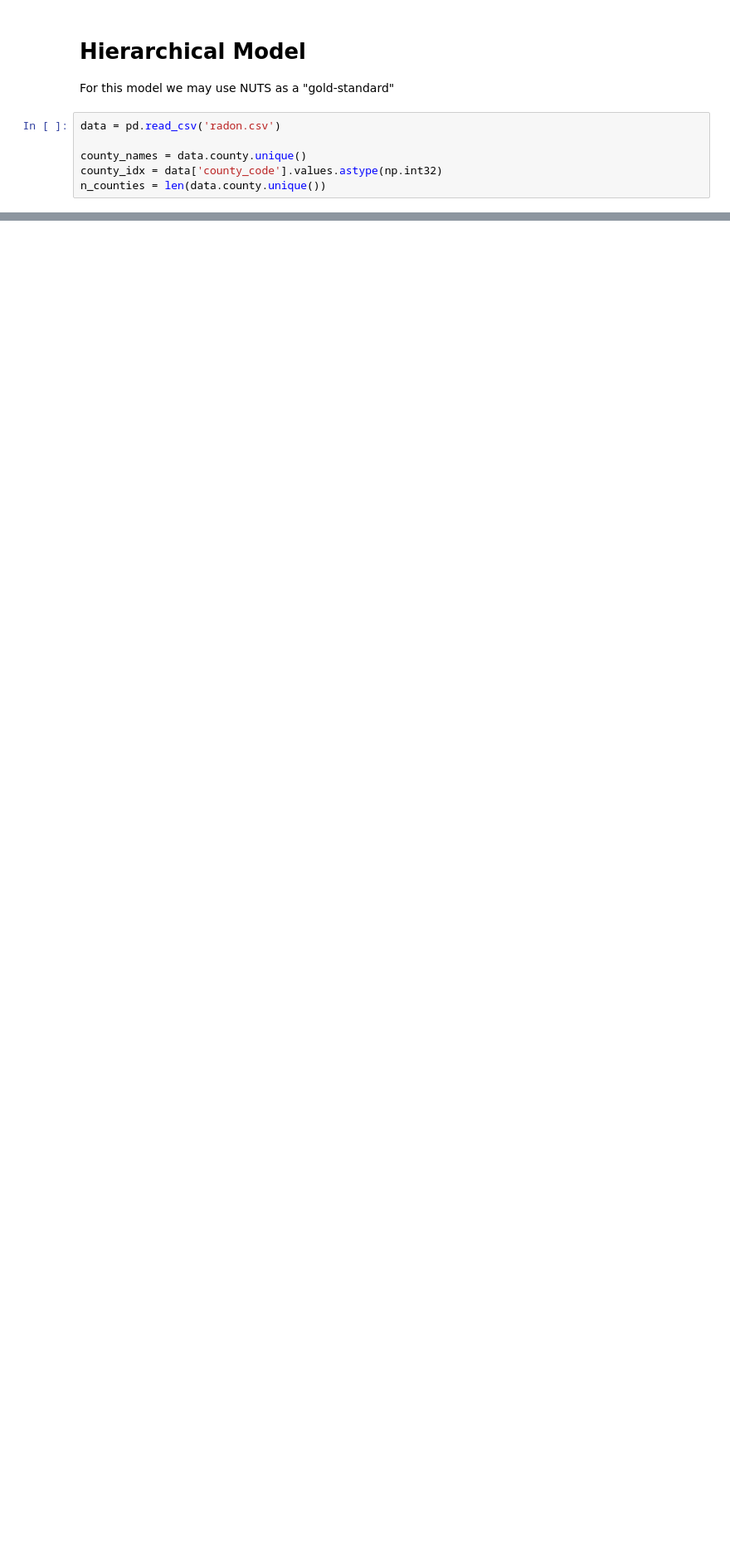
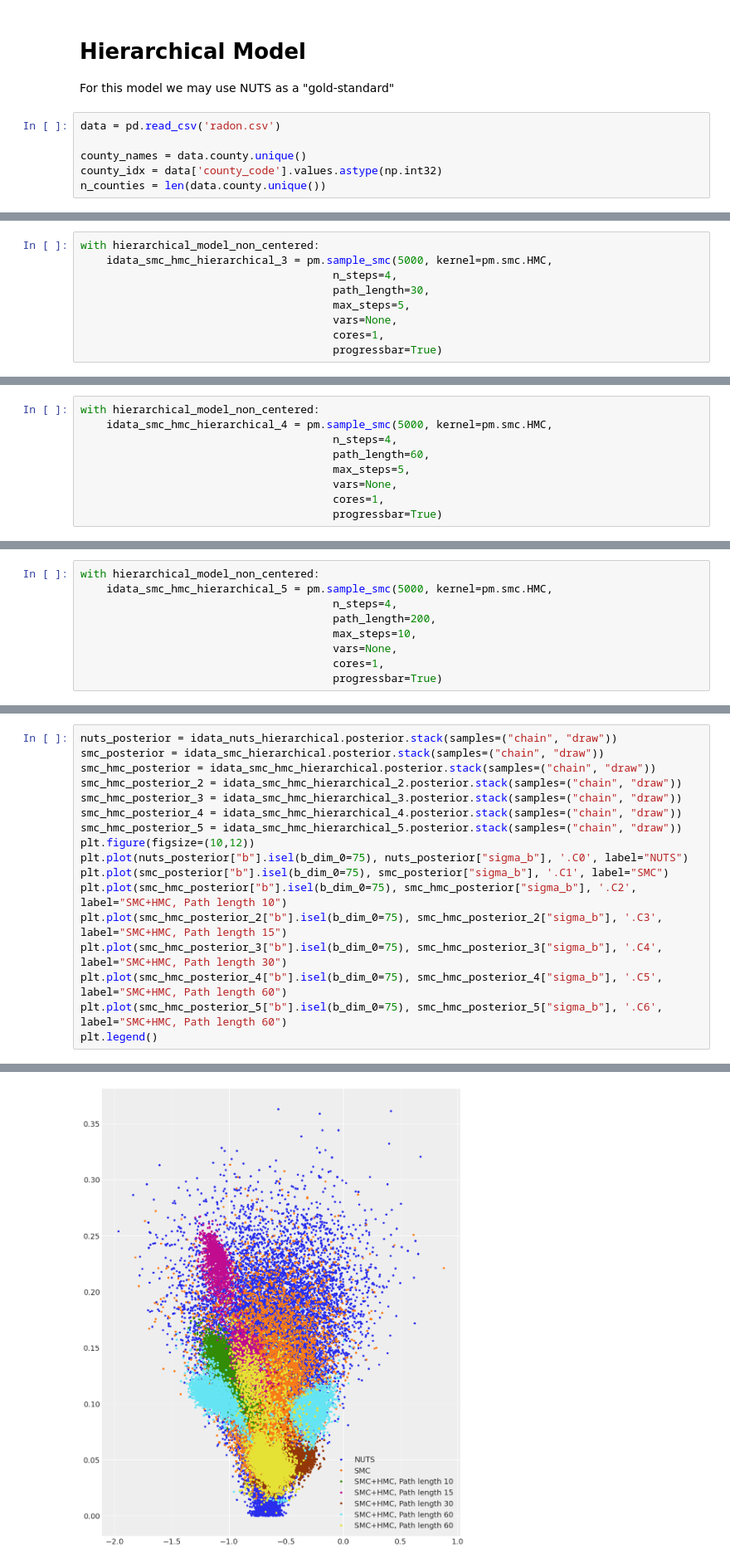
Before and after one commit to Grupo-de-modelado-probabilista/SMC_diagnostics, a Jupyter notebook: SMC_tests.ipynb, the cells around one changed output, grey strips where cells are left out. Shown at 83% size. Saved outputs shown, nothing was run; the diff lists cells and outputs as text; blank space fills up the shorter version.

```diff
--- a/SMC_tests.ipynb
+++ b/SMC_tests.ipynb
@@ -233,0 +286,9 @@ plt.legend();
+# %%
+with hierarchical_model_non_centered:
+    idata_smc_hmc_hierarchical_3 = pm.sample_smc(5000, kernel=pm.smc.HMC,
+                                       n_steps=4,
+                                       path_length=30,
+                                       max_steps=5,
+                                       vars=None,
+                                       cores=1,
+                                       progressbar=True)
@@ -233,0 +314,9 @@ plt.legend();
+# %%
+with hierarchical_model_non_centered:
+    idata_smc_hmc_hierarchical_4 = pm.sample_smc(5000, kernel=pm.smc.HMC,
+                                       n_steps=4,
+                                       path_length=60,
+                                       max_steps=5,
+                                       vars=None,
+                                       cores=1,
+                                       progressbar=True)
@@ -233,0 +342,9 @@ plt.legend();
+# %%
+with hierarchical_model_non_centered:
+    idata_smc_hmc_hierarchical_5 = pm.sample_smc(5000, kernel=pm.smc.HMC,
+                                       n_steps=4,
+                                       path_length=200,
+                                       max_steps=10,
+                                       vars=None,
+                                       cores=1,
+                                       progressbar=True)
@@ -233,0 +383,18 @@ plt.legend();
+# %%
+nuts_posterior = idata_nuts_hierarchical.posterior.stack(samples=("chain", "draw"))
+smc_posterior = idata_smc_hierarchical.posterior.stack(samples=("chain", "draw"))
+smc_hmc_posterior = idata_smc_hmc_hierarchical.posterior.stack(samples=("chain", "draw"))
+smc_hmc_posterior_2 = idata_smc_hmc_hierarchical_2.posterior.stack(samples=("chain", "draw"))
+smc_hmc_posterior_3 = idata_smc_hmc_hierarchical_3.posterior.stack(samples=("chain", "draw"))
+smc_hmc_posterior_4 = idata_smc_hmc_hierarchical_4.posterior.stack(samples=("chain", "draw"))
+smc_hmc_posterior_5 = idata_smc_hmc_hierarchical_5.posterior.stack(samples=("chain", "draw"))
+plt.figure(figsize=(10,12))
+plt.plot(nuts_posterior["b"].isel(b_dim_0=75), nuts_posterior["sigma_b"], '.C0', label="NUTS")
+plt.plot(smc_posterior["b"].isel(b_dim_0=75), smc_posterior["sigma_b"], '.C1', label="SMC")
+plt.plot(smc_hmc_posterior["b"].isel(b_dim_0=75), smc_hmc_posterior["sigma_b"], '.C2', label="SMC+HMC, Path length 10")
+plt.plot(smc_hmc_posterior_2["b"].isel(b_dim_0=75), smc_hmc_posterior_2["sigma_b"], '.C3', label="SMC+HMC, Path length 15")
+plt.plot(smc_hmc_posterior_3["b"].isel(b_dim_0=75), smc_hmc_posterior_3["sigma_b"], '.C4', label="SMC+HMC, Path length 30")
+plt.plot(smc_hmc_posterior_4["b"].isel(b_dim_0=75), smc_hmc_posterior_4["sigma_b"], '.C5', label="SMC+HMC, Path length 60")
+plt.plot(smc_hmc_posterior_5["b"].isel(b_dim_0=75), smc_hmc_posterior_5["sigma_b"], '.C6', label="SMC+HMC, Path length 60")
+plt.legend()
+# %% [output]
@@ -233,0 +402 @@ plt.legend();
+[figure, added]
```
Also changed, not shown: parts of 25 cells of this notebook.
